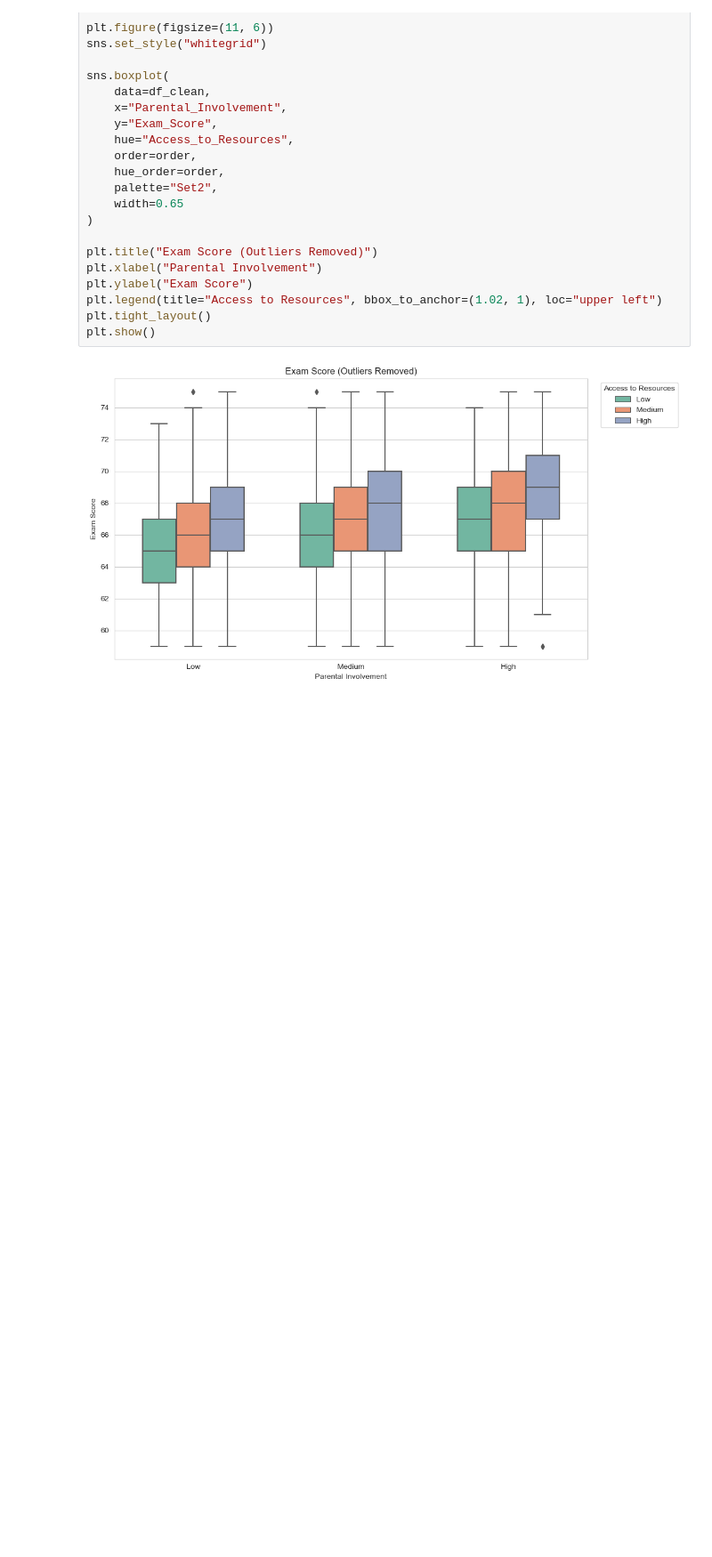
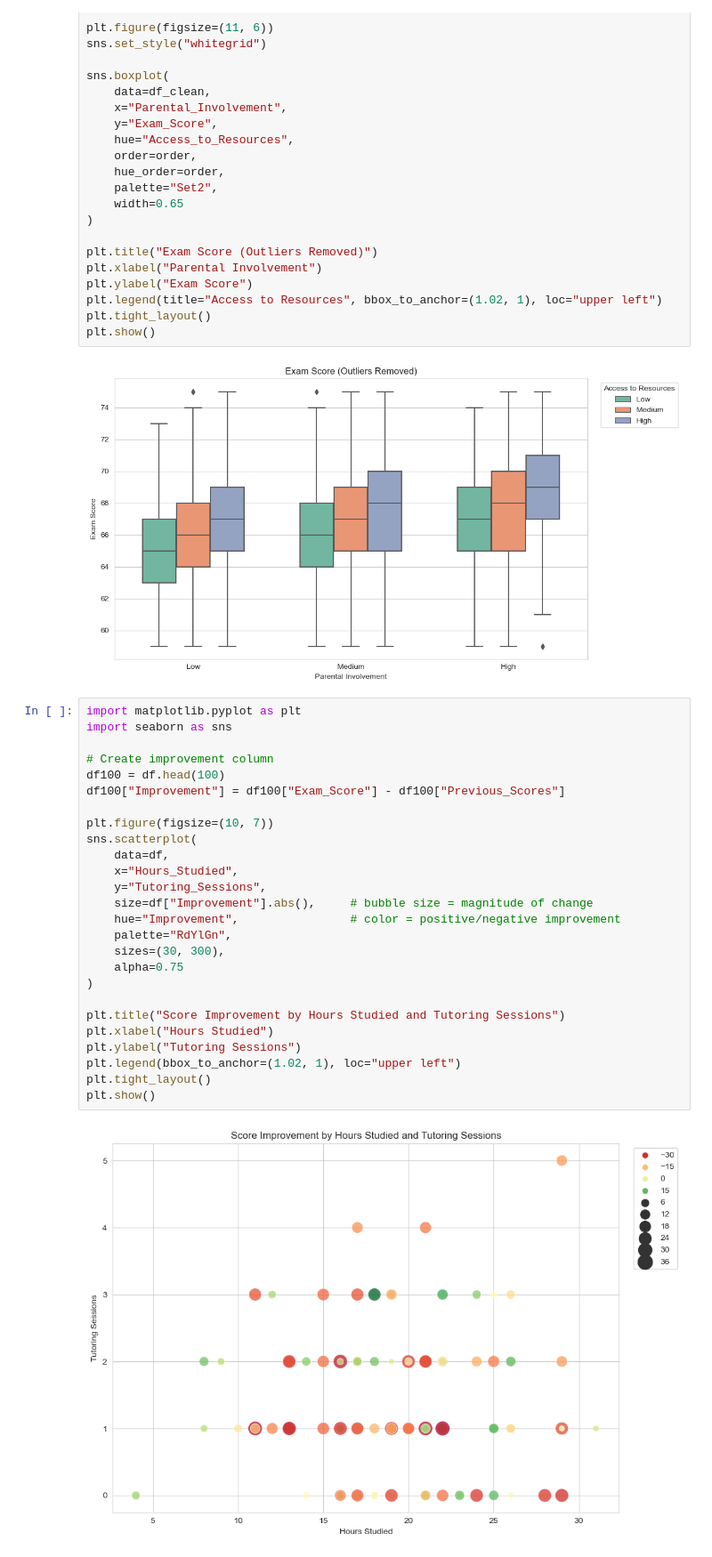
Before and after one commit to Srijan1683/data_science-_practice, a Jupyter notebook: Data Analysis/StudentPerformance/analysis.ipynb, the cells around one changed output. Shown at 89% size. Cells and saved outputs as stored; diff of their text form; blank space fills up the shorter version.

Commit message:
Prepared a bubble plot

```diff
--- a/Data Analysis/StudentPerformance/analysis.ipynb
+++ b/Data Analysis/StudentPerformance/analysis.ipynb
@@ -200,3 +200,31 @@ plt.tight_layout()
 plt.show()
 # %% [output]
 [figure]
+# %%
+import matplotlib.pyplot as plt
+import seaborn as sns
+
+# Create improvement column
+df100 = df.head(100)
+df100["Improvement"] = df100["Exam_Score"] - df100["Previous_Scores"]
+
+plt.figure(figsize=(10, 7))
+sns.scatterplot(
+    data=df,
+    x="Hours_Studied",
+    y="Tutoring_Sessions",
+    size=df["Improvement"].abs(),     # bubble size = magnitude of change
+    hue="Improvement",                # color = positive/negative improvement
+    palette="RdYlGn",
+    sizes=(30, 300),
+    alpha=0.75
+)
+
+plt.title("Score Improvement by Hours Studied and Tutoring Sessions")
+plt.xlabel("Hours Studied")
+plt.ylabel("Tutoring Sessions")
+plt.legend(bbox_to_anchor=(1.02, 1), loc="upper left")
+plt.tight_layout()
+plt.show()
+# %% [output]
+[figure, added]
```
